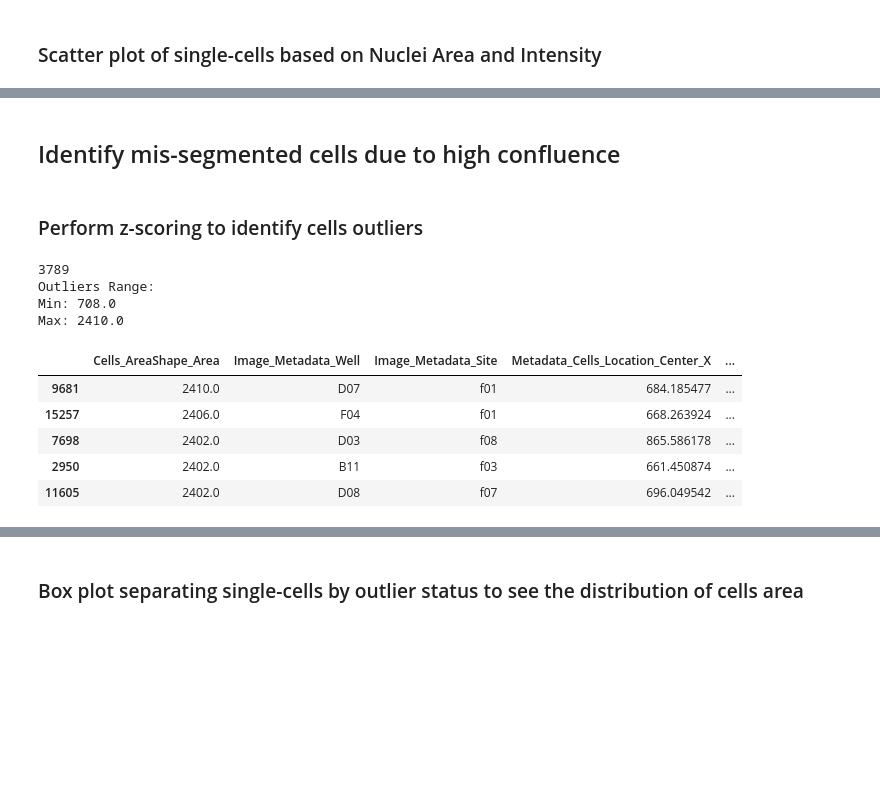
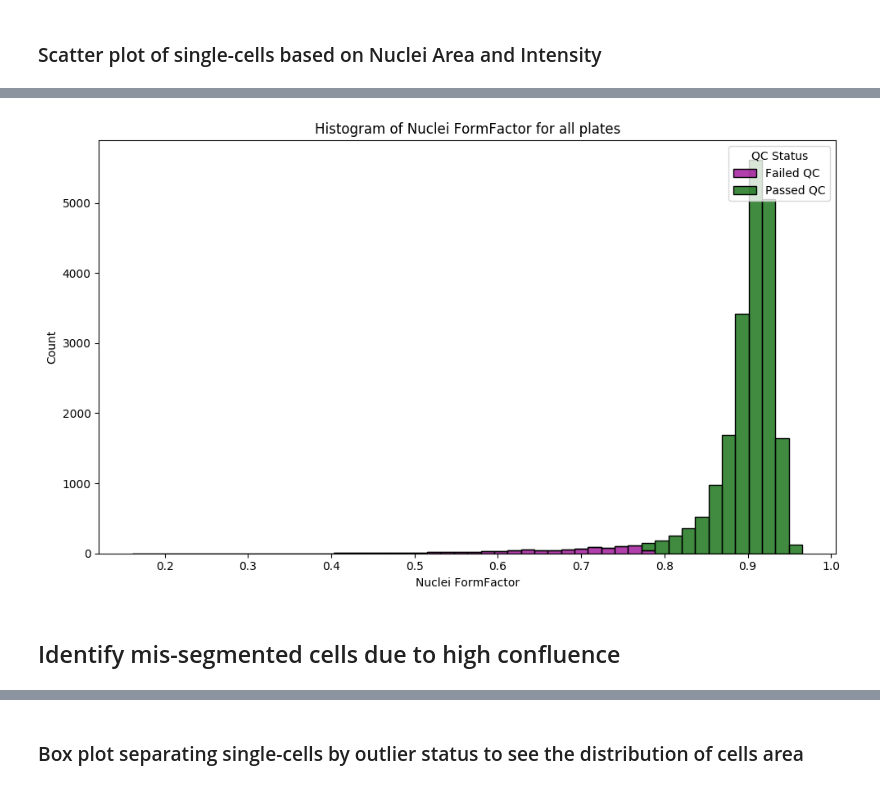
Before and after one commit to WayScience/cellpainting_predicts_cardiac_fibrosis, a Jupyter notebook: 3.process_cfret_features/1.sc_quality_control.ipynb, the cells around one changed output, grey strips where cells are left out. Drawn from its saved outputs; the diff is of its cells as text; code cells hidden in the pictures; blank space fills up the shorter version.

```diff
--- a/3.process_cfret_features/1.sc_quality_control.ipynb
+++ b/3.process_cfret_features/1.sc_quality_control.ipynb
@@ -162,40 +213,42 @@ plt.show()
+# %%
+# Reset the default value to 'inlier'
+plate_4_df["Outlier_Status"] = "Single-cell passed QC"
+
+# Update the 'Outlier_Status' column based on the outliers DataFrame using index
+plate_4_df.loc[plate_4_df.index.isin(formfactor_outliers_df.index), "Outlier_Status"] = (
+    "Single-cell failed QC"
+)
+
+# Create histogram
+plt.figure(figsize=(10, 6))
+sns.histplot(
+    data=plate_4_df,
+    x="Nuclei_AreaShape_FormFactor",
+    hue="Outlier_Status",
+    multiple="stack",
+    bins=50,  # Adjust the number of bins as needed
+    palette={"Single-cell passed QC": "#006400", "Single-cell failed QC": "#990090"},
+    legend=True,
+)
+
+plt.title(f"Histogram of Nuclei FormFactor for all plates")
+plt.xlabel("Nuclei FormFactor")
+plt.ylabel("Count")
+plt.tight_layout()
+
+# Show the legend
+plt.legend(
+    title="QC Status",
+    loc="upper right",
+    prop={"size": 10},
+    labels=["Failed QC", "Passed QC"],
+)
+
+# save figure
+plt.savefig(pathlib.Path(f"{qc_fig_dir}/{plate}_nuclei_formfactor_outliers.png"), dpi=500)
+
+plt.show()
+# %% [output]
+[figure, added]
 # %% [markdown]
 ## Identify mis-segmented cells due to high confluence
-# %% [markdown]
-### Perform z-scoring to identify cells outliers
-# %%
-# Calculate Z-scores for the Cells Area
-z_scores = zscore(plate_4_df['Cells_AreaShape_Area'])
-
-# Set a threshold for Z-scores to find outliers that are 1 standard deviation BELOW the mean (which is why it is negative)
-threshold_z = -1
-
-# Identify outlier rows based on Z-scores greater than the mean
-cells_outliers_df = plate_4_df[z_scores < threshold_z]
-
-# Print outliers to assess how it detected outliers
-print(cells_outliers_df.shape[0])
-# Print the range of outliers in the 'Cells_AreaShape_Area' column
-print("Outliers Range:")
-print("Min:", cells_outliers_df['Cells_AreaShape_Area'].min())
-print("Max:", cells_outliers_df['Cells_AreaShape_Area'].max())
-cells_outliers_df[
-    [
-        "Cells_AreaShape_Area",
-        "Image_Metadata_Well",
-        "Image_Metadata_Site",
-        "Metadata_Cells_Location_Center_X",
-        "Metadata_Cells_Location_Center_Y",
-    ]
-].sort_values(by="Cells_AreaShape_Area", ascending=False).head()
-# %% [output]
-3789
-Outliers Range:
-Min: 708.0
-Max: 2410.0
-|  | Cells_AreaShape_Area | Image_Metadata_Well | Image_Metadata_Site | Metadata_Cells_Location_Center_X | ... |
-| 9681 | 2410.0 | D07 | f01 | 684.185477 | ... |
-| 15257 | 2406.0 | F04 | f01 | 668.263924 | ... |
-| 7698 | 2402.0 | D03 | f08 | 865.586178 | ... |
-| 2950 | 2402.0 | B11 | f03 | 661.450874 | ... |
-| 11605 | 2402.0 | D08 | f07 | 696.049542 | ... |
```
Also changed, not shown: parts of 10 cells of this notebook, 20 other files.
